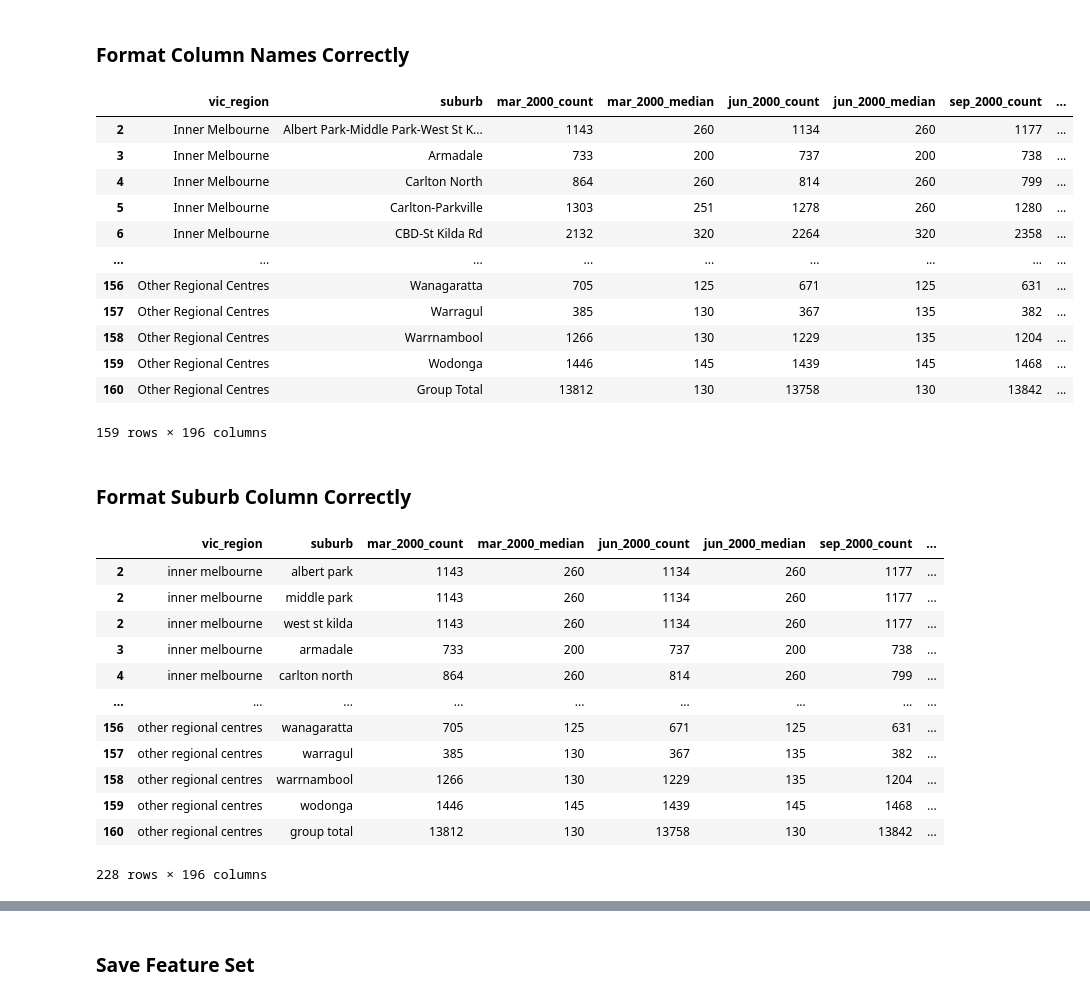
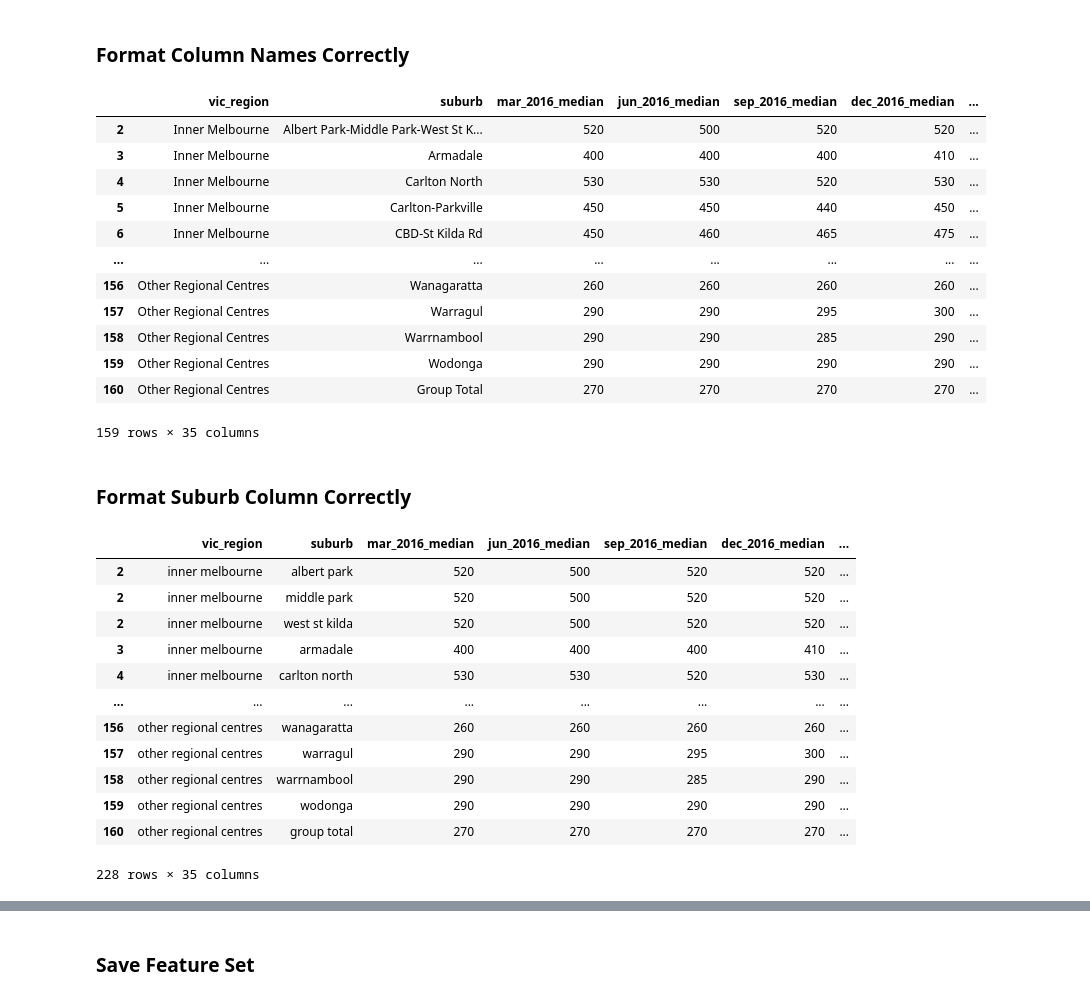
Before and after one commit to MAST30034-AppliedDataScience/project-2-group-real-estate-industry-project-15, a Jupyter notebook: notebooks/preprocess_rental_history.ipynb, the cells around one changed output, grey strips where cells are left out. Drawn from its saved outputs; the diff is of its cells as text; code cells hidden in the pictures.

Commit message:
updating formatting

```diff
--- a/notebooks/preprocess_rental_history.ipynb
+++ b/notebooks/preprocess_rental_history.ipynb
@@ -35,47 +35,70 @@ def format_df(df):
     # Rename columns by combining first and second row
     df.columns = [f"{first} {second}".strip() for first, second in zip(df.iloc[0], df.iloc[1])]
 
     # Standardise column names
     df.columns = df.columns.str.lower().str.replace(' ', '_')
 
     # Drop the first two rows as they were used for column names
     df = df.drop(index=[0, 1])
 
     # Name first column as 'vic_region'
     df = df.rename(columns={df.columns[0]: 'vic_region'})
 
     # Name second column as 'suburb'
     df = df.rename(columns={df.columns[1]: 'suburb'})
 
     df['vic_region'] = df.iloc[:, 0].where(df.iloc[:, 0].notna()).ffill()
 
-    return df
+    #--- column formatting
+
+    # Define the range of years you want to keep
+    years = list(range(2016, 2025))
+
+    # Create a list that stores the columns that match the required years
+    filtered_columns = [col for col in df.columns if any(str(year) in col for year in years)]
+
+    # Ensure 'vic_region' and 'suburb' are included if they exist in the dataframe
+    if 'vic_region' in df.columns:
+        filtered_columns.insert(0, 'vic_region')
+    if 'suburb' in df.columns:
+        filtered_columns.insert(1, 'suburb')
+
+    # Filter the dataframe based on these columns
+    filtered_df = df[filtered_columns]
+
+    # Change the cbd name to melbourne
+    filtered_df['suburb'] = filtered_df['suburb'].replace('cbd', 'melbourne')
+
+    # Exclude columns that end with '_count'
+    filtered_df = filtered_df[[col for col in filtered_df.columns if not col.endswith('_count')]]
+
+    return filtered_df
 
 # Format all the dataframes
 one_bed_flat = format_df(one_bed_flat)
 two_bed_flat = format_df(two_bed_flat)
 three_bed_flat = format_df(three_bed_flat)
 
 two_bed_house = format_df(two_bed_house)
 three_bed_house = format_df(three_bed_house)
 four_bed_house = format_df(four_bed_house)
 
 all_properties = format_df(all_properties)
 all_properties
 # %% [output]
-|  | vic_region | suburb | mar_2000_count | mar_2000_median | jun_2000_count | jun_2000_median | sep_2000_count | ... |
-| 2 | Inner Melbourne | Albert Park-Middle Park-West St K... | 1143 | 260 | 1134 | 260 | 1177 | ... |
-| 3 | Inner Melbourne | Armadale | 733 | 200 | 737 | 200 | 738 | ... |
-| 4 | Inner Melbourne | Carlton North | 864 | 260 | 814 | 260 | 799 | ... |
-| 5 | Inner Melbourne | Carlton-Parkville | 1303 | 251 | 1278 | 260 | 1280 | ... |
-| 6 | Inner Melbourne | CBD-St Kilda Rd | 2132 | 320 | 2264 | 320 | 2358 | ... |
-| ... | ... | ... | ... | ... | ... | ... | ... | ... |
-| 156 | Other Regional Centres | Wanagaratta | 705 | 125 | 671 | 125 | 631 | ... |
-| 157 | Other Regional Centres | Warragul | 385 | 130 | 367 | 135 | 382 | ... |
-| 158 | Other Regional Centres | Warrnambool | 1266 | 130 | 1229 | 135 | 1204 | ... |
-| 159 | Other Regional Centres | Wodonga | 1446 | 145 | 1439 | 145 | 1468 | ... |
-| 160 | Other Regional Centres | Group Total | 13812 | 130 | 13758 | 130 | 13842 | ... |
+|  | vic_region | suburb | mar_2016_median | jun_2016_median | sep_2016_median | dec_2016_median | ... |
+| 2 | Inner Melbourne | Albert Park-Middle Park-West St K... | 520 | 500 | 520 | 520 | ... |
+| 3 | Inner Melbourne | Armadale | 400 | 400 | 400 | 410 | ... |
+| 4 | Inner Melbourne | Carlton North | 530 | 530 | 520 | 530 | ... |
+| 5 | Inner Melbourne | Carlton-Parkville | 450 | 450 | 440 | 450 | ... |
+| 6 | Inner Melbourne | CBD-St Kilda Rd | 450 | 460 | 465 | 475 | ... |
+| ... | ... | ... | ... | ... | ... | ... | ... |
+| 156 | Other Regional Centres | Wanagaratta | 260 | 260 | 260 | 260 | ... |
+| 157 | Other Regional Centres | Warragul | 290 | 290 | 295 | 300 | ... |
+| 158 | Other Regional Centres | Warrnambool | 290 | 290 | 285 | 290 | ... |
+| 159 | Other Regional Centres | Wodonga | 290 | 290 | 290 | 290 | ... |
+| 160 | Other Regional Centres | Group Total | 270 | 270 | 270 | 270 | ... |
-159 rows × 196 columns
+159 rows × 35 columns
 # %% [markdown]
 ### Format Suburb Column Correctly
 # %%
@@ -139,19 +162,19 @@ all_properties = lowercase_string_cols(all_properties)
 
 all_properties
 # %% [output]
-|  | vic_region | suburb | mar_2000_count | mar_2000_median | jun_2000_count | jun_2000_median | sep_2000_count | ... |
-| 2 | inner melbourne | albert park | 1143 | 260 | 1134 | 260 | 1177 | ... |
-| 2 | inner melbourne | middle park | 1143 | 260 | 1134 | 260 | 1177 | ... |
-| 2 | inner melbourne | west st kilda | 1143 | 260 | 1134 | 260 | 1177 | ... |
-| 3 | inner melbourne | armadale | 733 | 200 | 737 | 200 | 738 | ... |
-| 4 | inner melbourne | carlton north | 864 | 260 | 814 | 260 | 799 | ... |
-| ... | ... | ... | ... | ... | ... | ... | ... | ... |
-| 156 | other regional centres | wanagaratta | 705 | 125 | 671 | 125 | 631 | ... |
-| 157 | other regional centres | warragul | 385 | 130 | 367 | 135 | 382 | ... |
-| 158 | other regional centres | warrnambool | 1266 | 130 | 1229 | 135 | 1204 | ... |
-| 159 | other regional centres | wodonga | 1446 | 145 | 1439 | 145 | 1468 | ... |
-| 160 | other regional centres | group total | 13812 | 130 | 13758 | 130 | 13842 | ... |
+|  | vic_region | suburb | mar_2016_median | jun_2016_median | sep_2016_median | dec_2016_median | ... |
+| 2 | inner melbourne | albert park | 520 | 500 | 520 | 520 | ... |
+| 2 | inner melbourne | middle park | 520 | 500 | 520 | 520 | ... |
+| 2 | inner melbourne | west st kilda | 520 | 500 | 520 | 520 | ... |
+| 3 | inner melbourne | armadale | 400 | 400 | 400 | 410 | ... |
+| 4 | inner melbourne | carlton north | 530 | 530 | 520 | 530 | ... |
+| ... | ... | ... | ... | ... | ... | ... | ... |
+| 156 | other regional centres | wanagaratta | 260 | 260 | 260 | 260 | ... |
+| 157 | other regional centres | warragul | 290 | 290 | 295 | 300 | ... |
+| 158 | other regional centres | warrnambool | 290 | 290 | 285 | 290 | ... |
+| 159 | other regional centres | wodonga | 290 | 290 | 290 | 290 | ... |
+| 160 | other regional centres | group total | 270 | 270 | 270 | 270 | ... |
-228 rows × 196 columns
+228 rows × 35 columns
 # %%
 def format_suburb_names(df, column_name="suburb"):
     """
```
Also changed, not shown: parts of 7 cells of this notebook.
